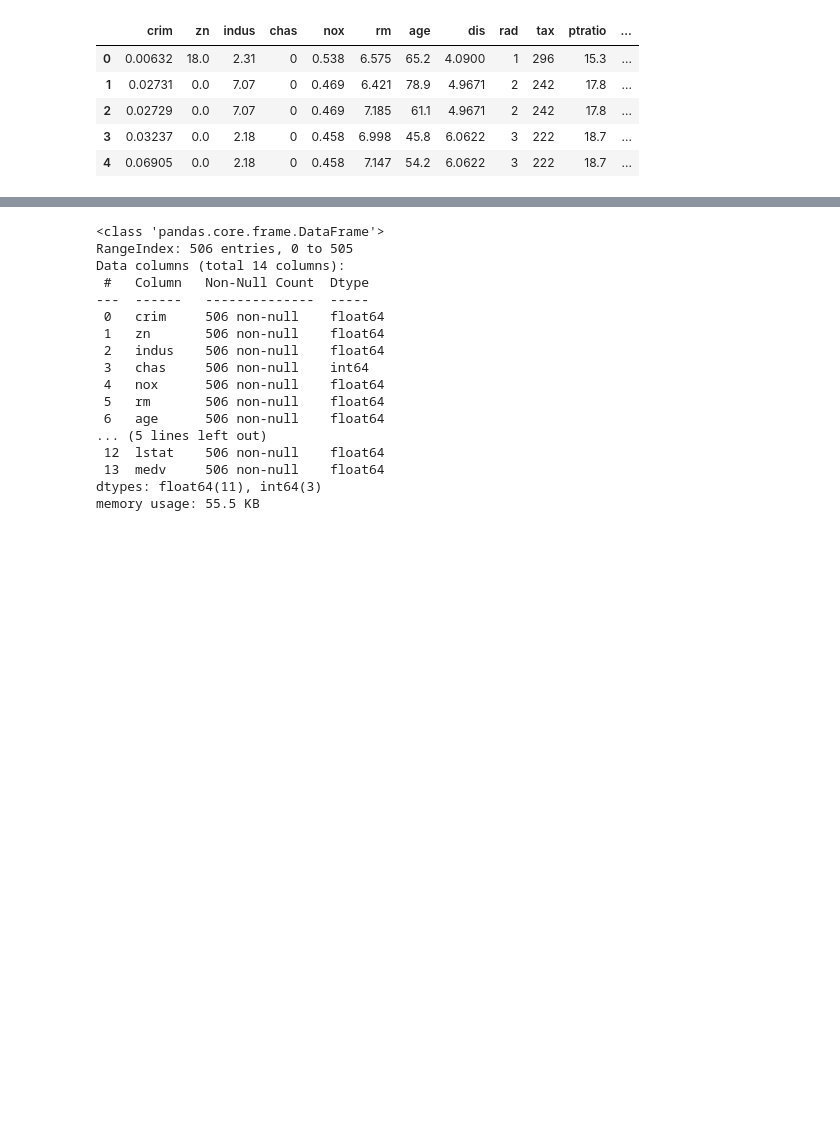
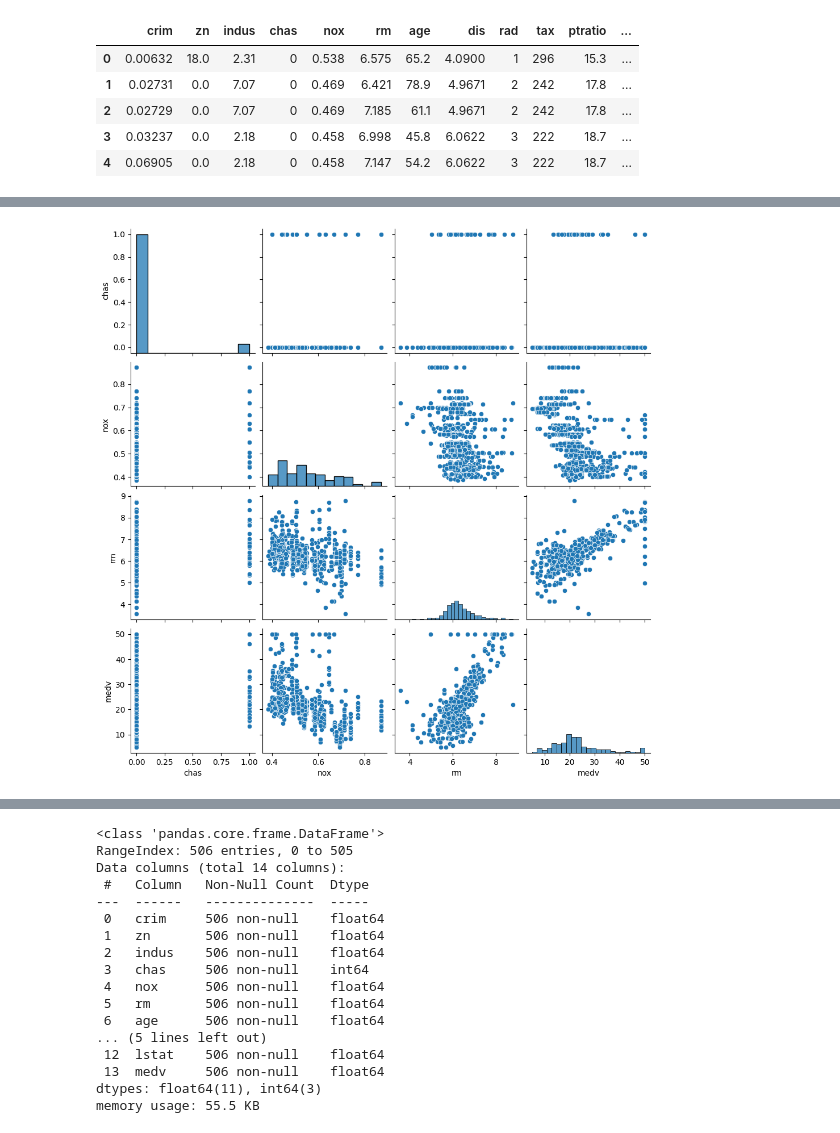
Before and after one commit to Omdena-CBP-Tanzania/machine-learning-linear-regression-twiga2, a Jupyter notebook: notebooks/EDA.ipynb, the cells around one changed output, grey strips where cells are left out. Cells and saved outputs as stored; diff of their text form; code cells hidden in the pictures; blank space fills up the shorter version.

```diff
--- a/notebooks/EDA.ipynb
+++ b/notebooks/EDA.ipynb
@@ -49,0 +69,7 @@ plt.show()
+# %%
+#Visualization using Pairplots
+
+sns.pairplot(datadf, vars=['chas','nox','rm','medv'])
+plt.show()
+# %% [output]
+[figure, added]
```
Also changed, not shown: parts of 8 cells of this notebook.
